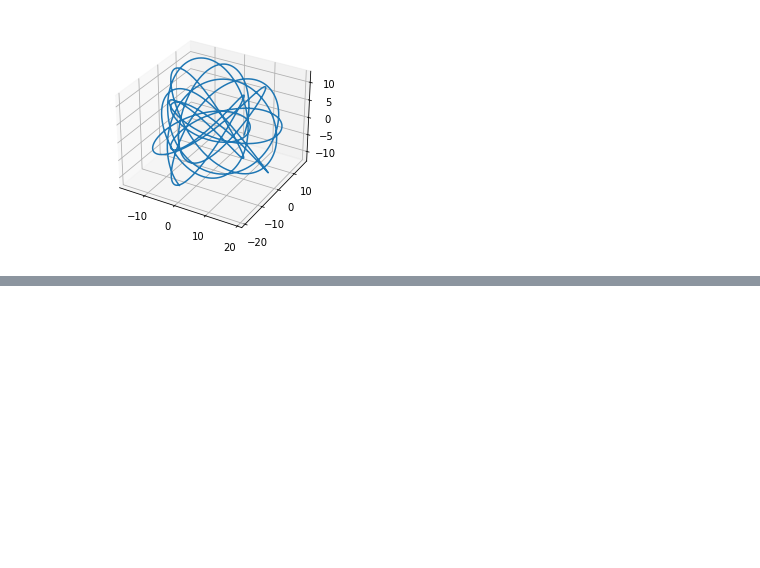
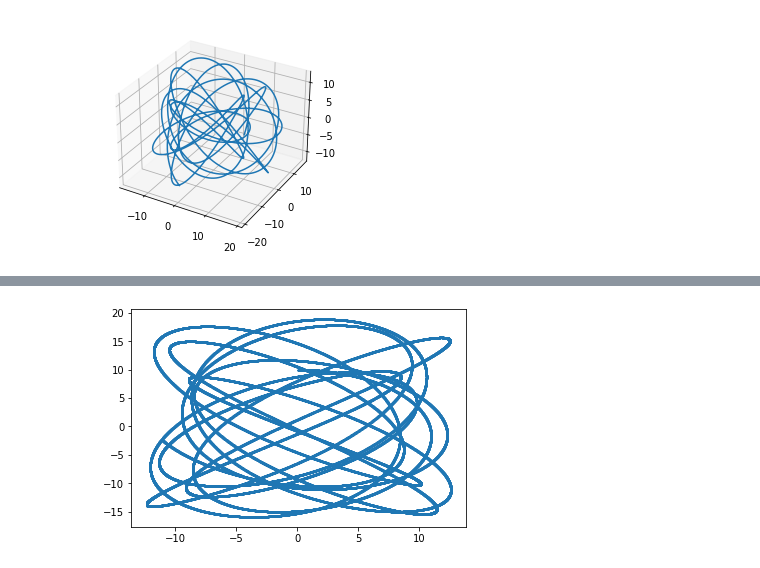
Before and after one commit to AlcideBlase/Chaos-hamiltonian, a Jupyter notebook: projet.ipynb, the cells around one changed output, grey strips where cells are left out. Cells and saved outputs as stored; diff of their text form; code cells hidden in the pictures; blank space fills up the shorter version.

```diff
--- a/projet.ipynb
+++ b/projet.ipynb
@@ -119,0 +161,8 @@ ax.plot3D(X, Y, Z)
+# %%
+plt.figure()
+
+plt.scatter(Coupe_Yz,Coupe_Yx,s=1)
+
+plt.show()
+# %% [output]
+[figure, added]
```
Also changed, not shown: parts of 4 cells of this notebook.
